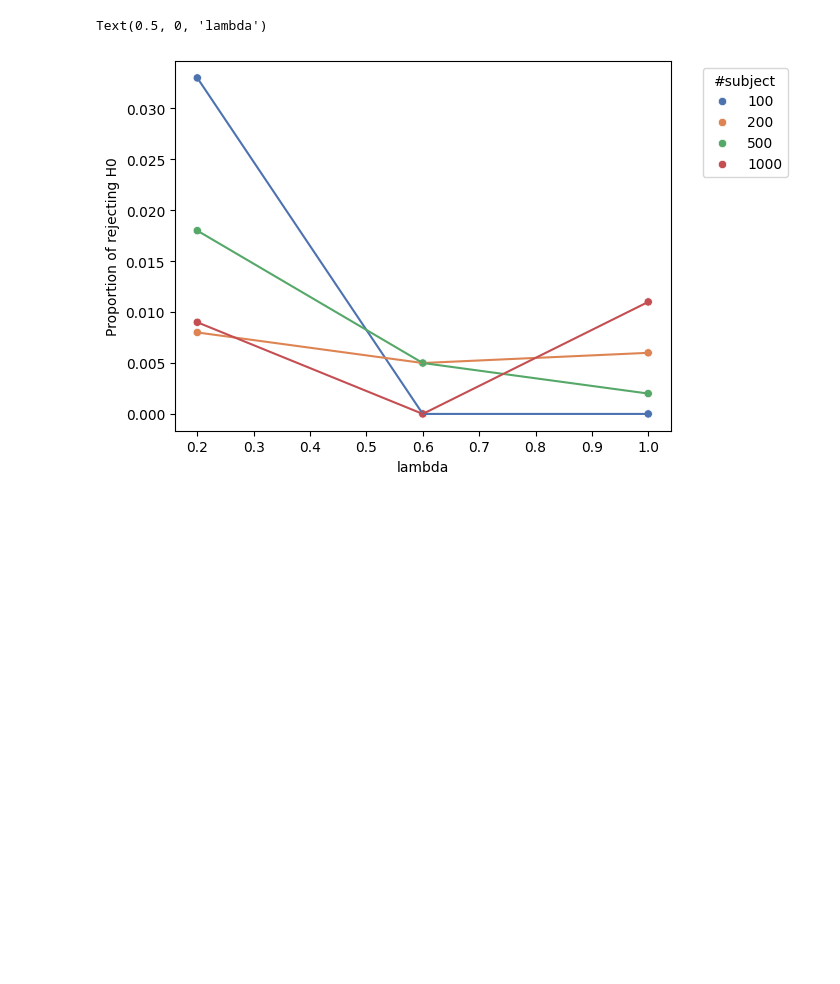
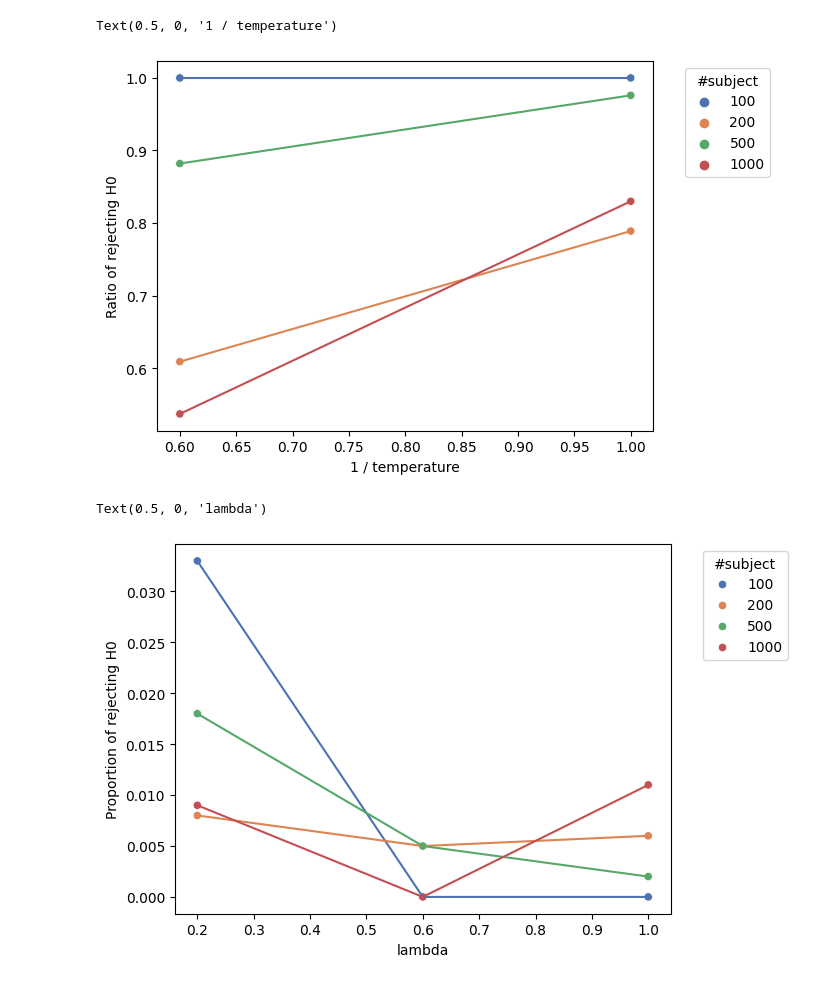
Before and after one commit to zarkwang/staircase, a Jupyter notebook: demo.ipynb, the cells around one changed output. Saved outputs shown, nothing was run; the diff lists cells and outputs as text; code cells hidden in the pictures; blank space fills up the shorter version.

```diff
--- a/demo.ipynb
+++ b/demo.ipynb
@@ -59,3 +72,17 @@ Text(0.5, 0, 'SD(theta)')
+# %%
+subset = df_params[(df_params['sd_theta'] == 0.3) & \
+                   (df_params['x_init'] == 100) & \
+                   (df_params['x_step_up'] == 25)]
+
+
+sns.scatterplot(data=subset, x='temp', y='prop', hue='n_subject', palette='deep')
+sns.lineplot(data=subset, x='temp', y='prop', hue='n_subject', palette='deep', legend=False)
+plt.legend(title='#subject', bbox_to_anchor=(1.05, 1), loc='upper left')
+plt.ylabel('Ratio of rejecting H0')
+plt.xlabel('1 / temperature')
+# %% [output]
+Text(0.5, 0, '1 / temperature')
+[figure, added]
 # %%
 subset = df_params[(df_params['sd_theta'] == 0.1) & \
                    (df_params['x_init'] == 100) & \
```
Also changed, not shown: parts of 3 cells of this notebook, 6 other files.
